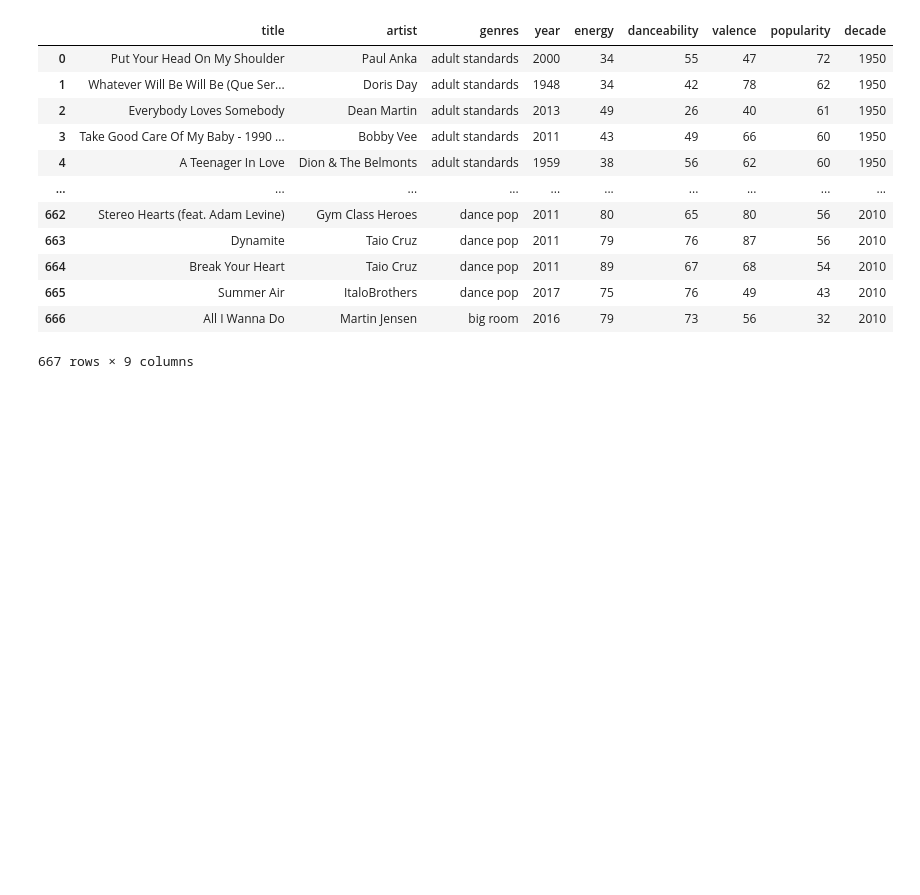
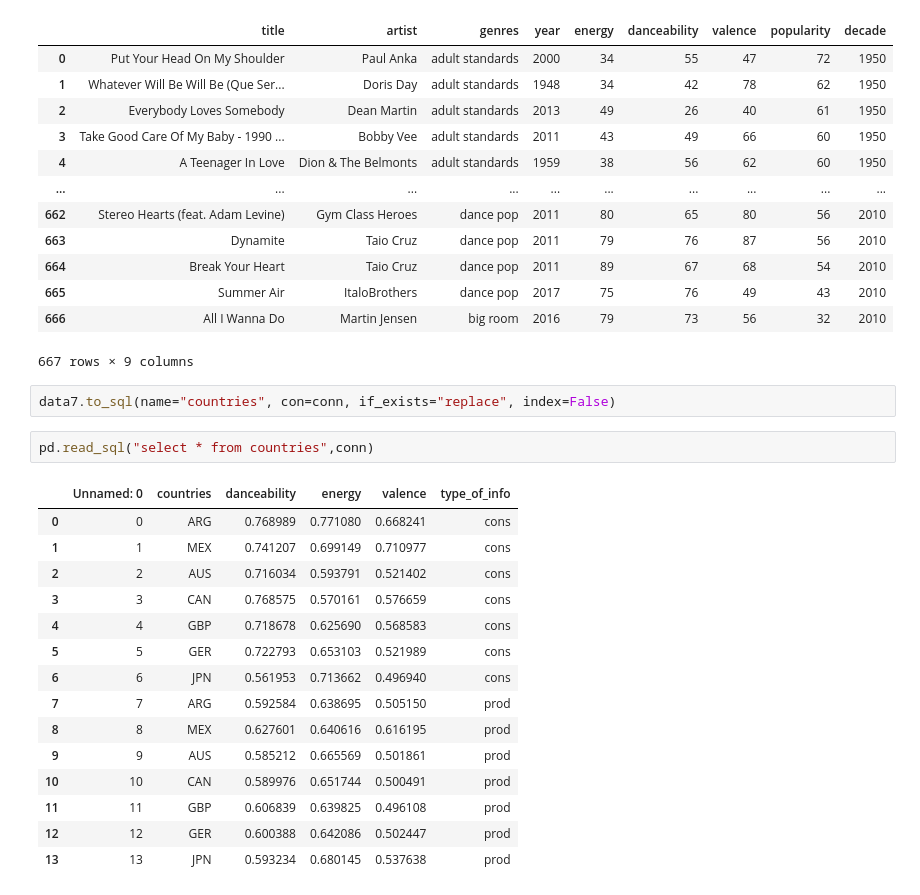
Before and after one commit to Josalgue/team-alpha-project-2, a Jupyter notebook: data_processing/ETL.ipynb, the cells around one changed output. Drawn from its saved outputs; the diff is of its cells as text; blank space fills up the shorter version.

```diff
--- a/data_processing/ETL.ipynb
+++ b/data_processing/ETL.ipynb
@@ -102,3 +115,23 @@ pd.read_sql("select * from by_decade",conn)
 | 665 | Summer Air | ItaloBrothers | dance pop | 2017 | 75 | 76 | 49 | 43 | 2010 |
 | 666 | All I Wanna Do | Martin Jensen | big room | 2016 | 79 | 73 | 56 | 32 | 2010 |
 667 rows × 9 columns
+# %%
+data7.to_sql(name="countries", con=conn, if_exists="replace", index=False)
+# %%
+pd.read_sql("select * from countries",conn)
+# %% [output]
+|  | Unnamed: 0 | countries | danceability | energy | valence | type_of_info |
+| 0 | 0 | ARG | 0.768989 | 0.771080 | 0.668241 | cons |
+| 1 | 1 | MEX | 0.741207 | 0.699149 | 0.710977 | cons |
+| 2 | 2 | AUS | 0.716034 | 0.593791 | 0.521402 | cons |
+| 3 | 3 | CAN | 0.768575 | 0.570161 | 0.576659 | cons |
+| 4 | 4 | GBP | 0.718678 | 0.625690 | 0.568583 | cons |
+| 5 | 5 | GER | 0.722793 | 0.653103 | 0.521989 | cons |
+| 6 | 6 | JPN | 0.561953 | 0.713662 | 0.496940 | cons |
+| 7 | 7 | ARG | 0.592584 | 0.638695 | 0.505150 | prod |
+| 8 | 8 | MEX | 0.627601 | 0.640616 | 0.616195 | prod |
+| 9 | 9 | AUS | 0.585212 | 0.665569 | 0.501861 | prod |
+| 10 | 10 | CAN | 0.589976 | 0.651744 | 0.500491 | prod |
+| 11 | 11 | GBP | 0.606839 | 0.639825 | 0.496108 | prod |
+| 12 | 12 | GER | 0.600388 | 0.642086 | 0.502447 | prod |
+| 13 | 13 | JPN | 0.593234 | 0.680145 | 0.537638 | prod |
```
Also changed, not shown: parts of 1 cell of this notebook, 1 other file.
